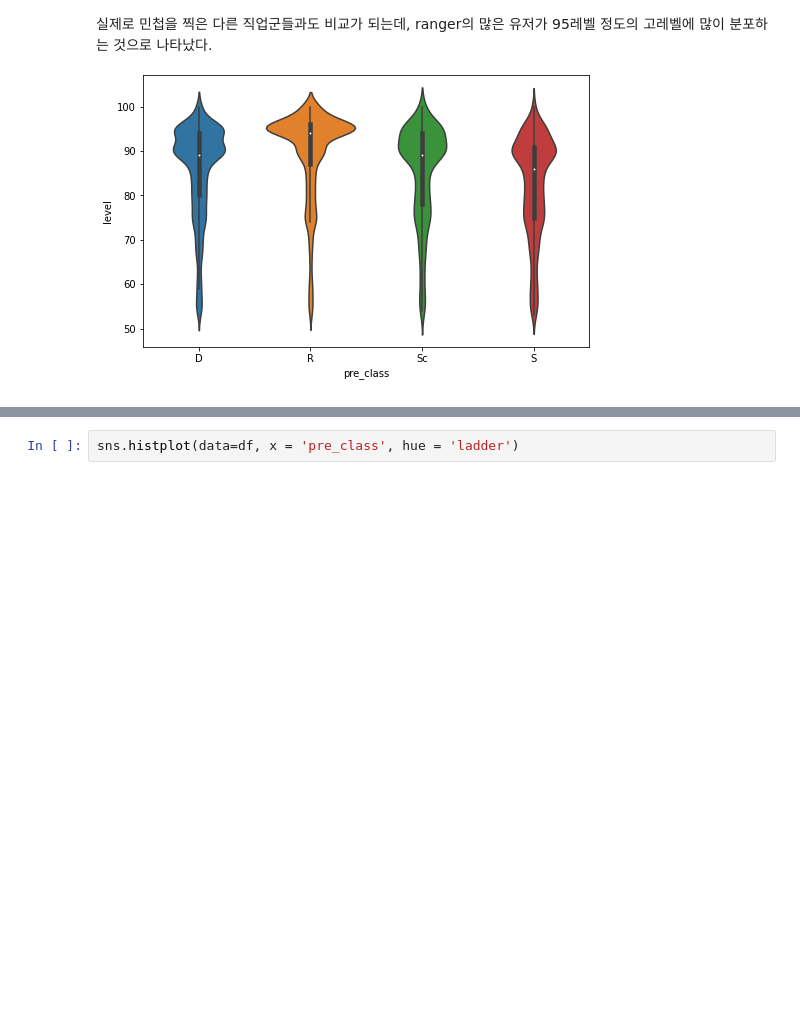
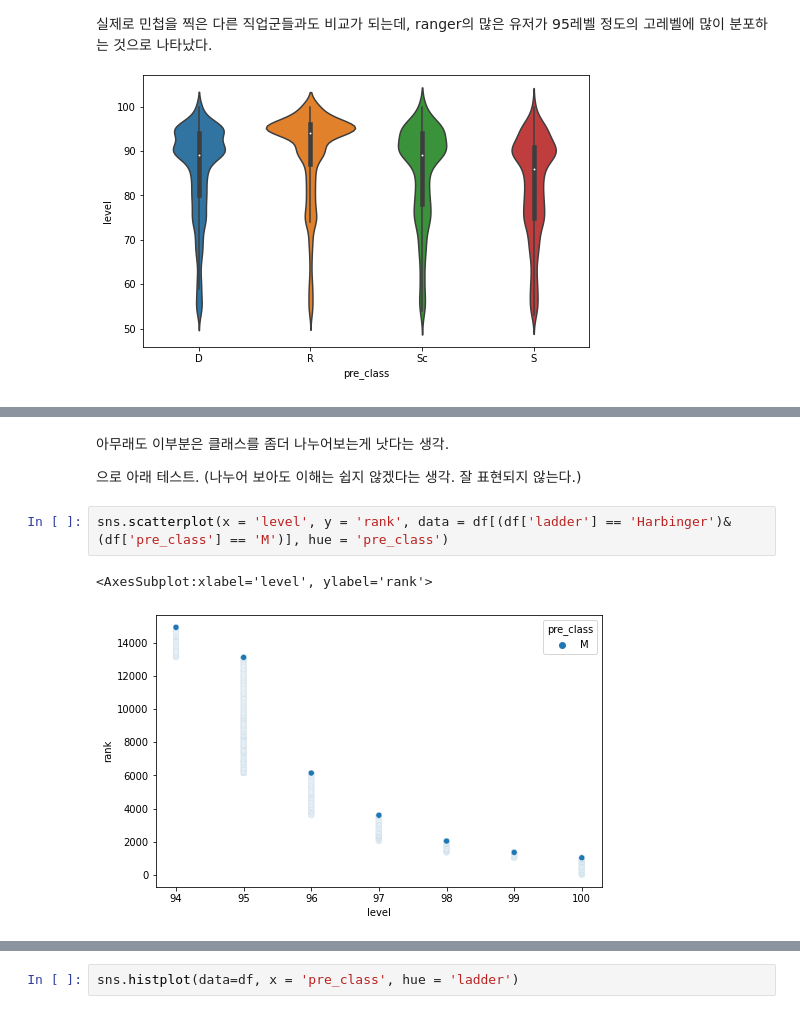
Before and after one commit to Angela-Park-JE/TIL_ver1, a Jupyter notebook: ToyPJT-POE_user/poe_stats_4_EDA_byclass.ipynb, the cells around one changed output, grey strips where cells are left out. Drawn from its saved outputs; the diff is of its cells as text; blank space fills up the shorter version.

```diff
--- a/ToyPJT-POE_user/poe_stats_4_EDA_byclass.ipynb
+++ b/ToyPJT-POE_user/poe_stats_4_EDA_byclass.ipynb
@@ -567,0 +560,9 @@ sns.scatterplot(x = 'level', y = 'rank', data = df[df['ladder'] == 'Harbinger'],
+# %% [markdown]
+아무래도 이부분은 클래스를 좀더 나누어보는게 낫다는 생각.
+
+으로 아래 테스트. (나누어 보아도 이해는 쉽지 않겠다는 생각. 잘 표현되지 않는다.)
+# %%
+sns.scatterplot(x = 'level', y = 'rank', data = df[(df['ladder'] == 'Harbinger')&(df['pre_class'] == 'M')], hue = 'pre_class')
+# %% [output]
+<AxesSubplot:xlabel='level', ylabel='rank'>
+[figure, added]
```
Also changed, not shown: parts of 92 cells of this notebook.
